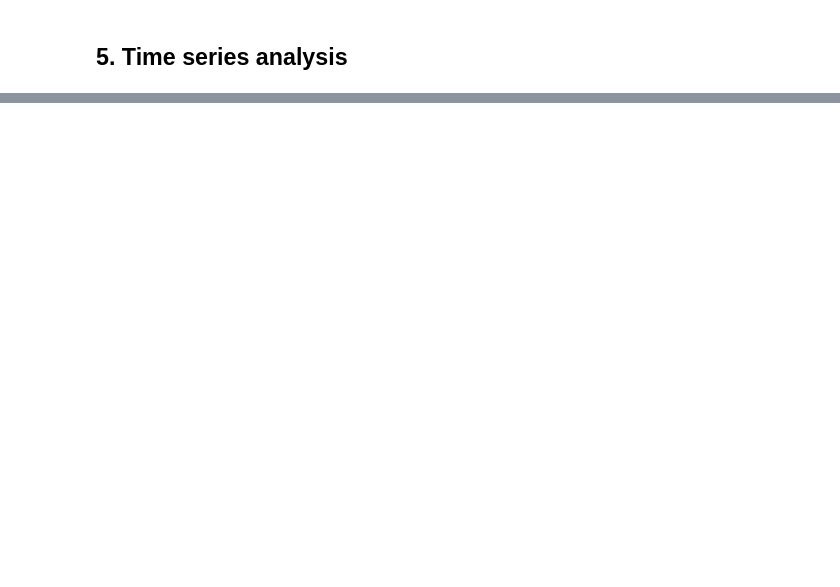
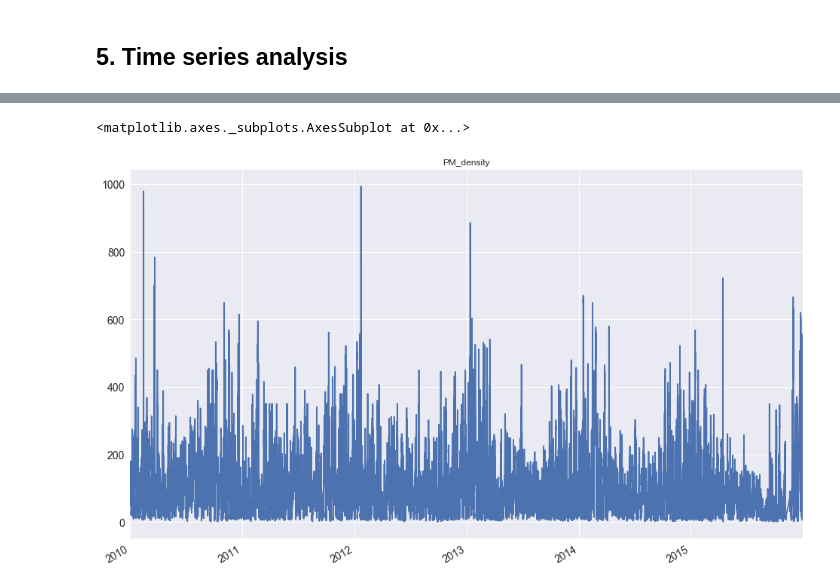
Before and after one commit to KiyoshiKAWASAKI/FDS_project_17Fall, a Jupyter notebook: Jiaxin.ipynb, the cells around one changed output, grey strips where cells are left out. Cells and saved outputs as stored; diff of their text form; code cells hidden in the pictures; blank space fills up the shorter version.

```diff
--- a/Jiaxin.ipynb
+++ b/Jiaxin.ipynb
@@ -298,3 +279,9 @@ from statsmodels.tsa.seasonal import seasonal_decompose
 from scipy import stats
 from statsmodels.graphics.api import qqplot
 from statsmodels.tsa.stattools import adfuller
+# %%
+# plot the time series
+dft.PM_density.plot(figsize=(16,10), title= 'PM_density', fontsize=14)
+# %% [output]
+<matplotlib.axes._subplots.AxesSubplot at 0x...>
+[figure, added]
```
Also changed, not shown: parts of 21 cells of this notebook.
